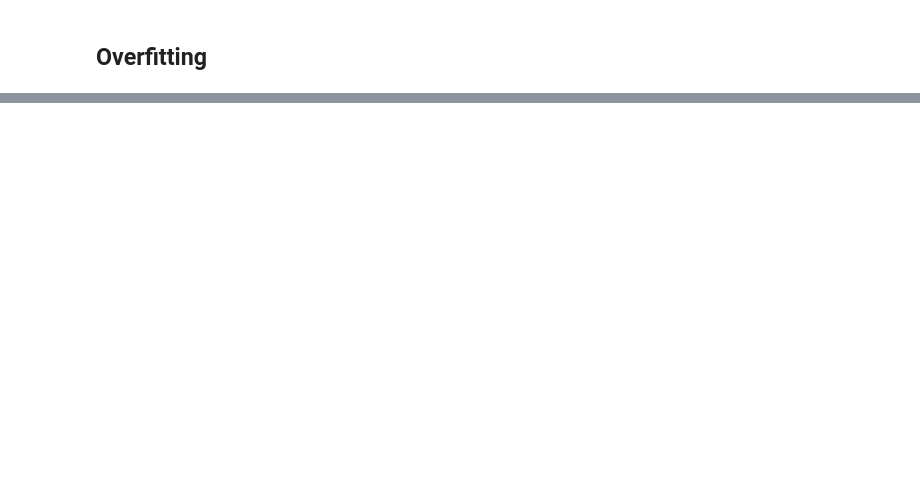
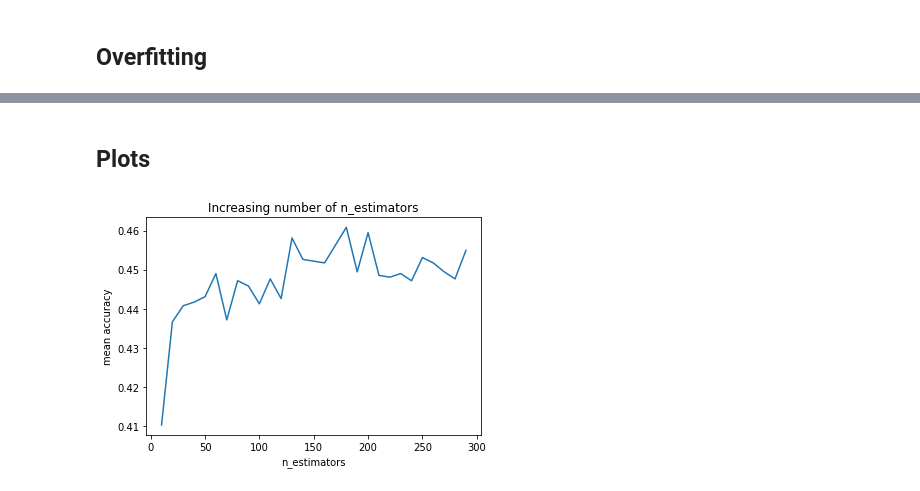
Before and after one commit to The-Deadly-Hyenas/Data-Classification, a Jupyter notebook: ruby/Overfitting.ipynb, the cells around one changed output, grey strips where cells are left out. Drawn from its saved outputs; the diff is of its cells as text; code cells hidden in the pictures; blank space fills up the shorter version.

```diff
--- a/ruby/Overfitting.ipynb
+++ b/ruby/Overfitting.ipynb
@@ -122,0 +119,22 @@ CrossVal: 0.5144827586206897
+# %% [markdown]
+## Plots
+# %%
+import matplotlib.pyplot as plt
+
+def cross_val(model, kf=10):
+    val = cross_val_score(estimator=model, X=X, y=y, cv=kf).mean()
+    # print(val, 'for', model)
+    return val
+# %%
+# n_estimators
+# uncomment next line will take long
+
+accuracies = [cross_val(RandomForestClassifier(n_estimators=i)) for i in range(1,200,10)]
+# %%
+plt.plot(range(10,300,10), accuracies)
+plt.title('Increasing number of n_estimators')
+plt.xlabel('n_estimators')
+plt.ylabel('mean accuracy')
+plt.show()
+# %% [output]
+[figure, added]
```
Also changed, not shown: parts of 11 cells of this notebook, 11 other files.
